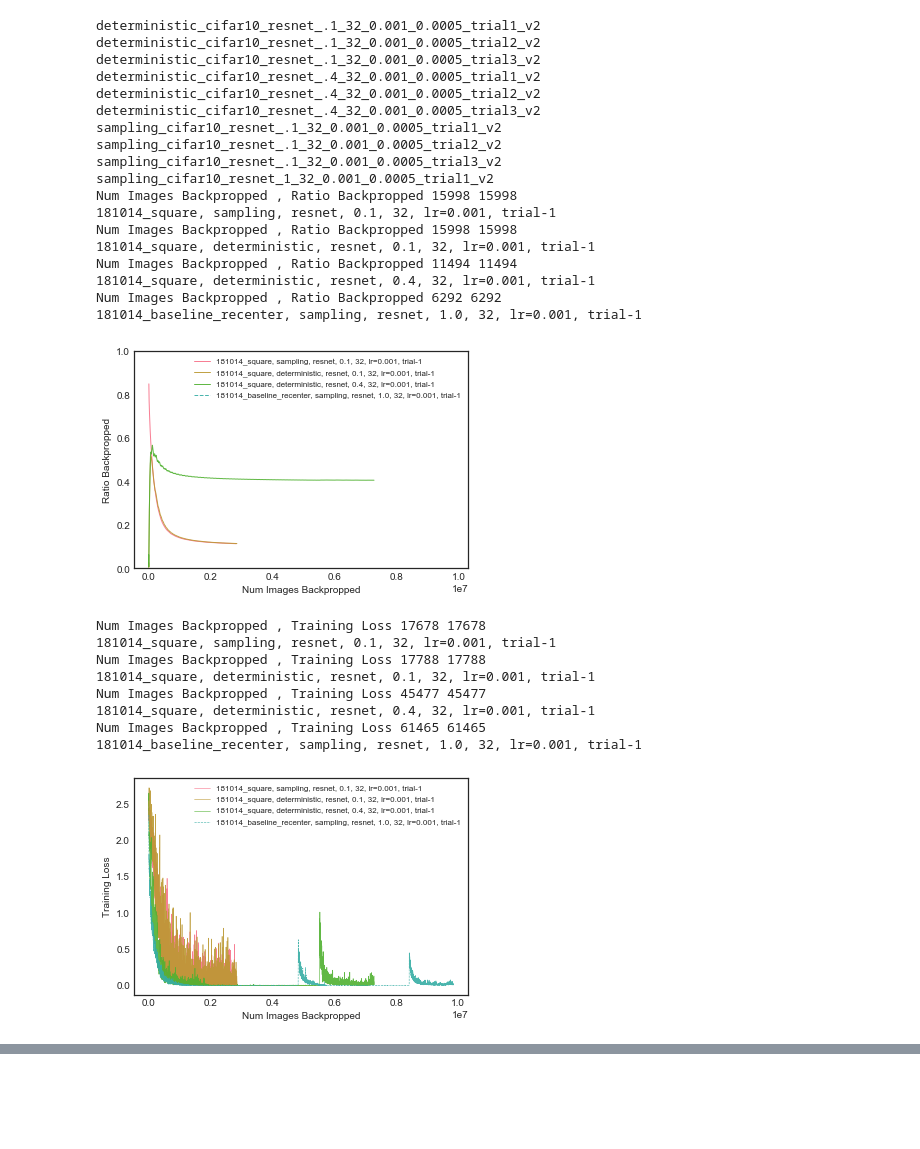
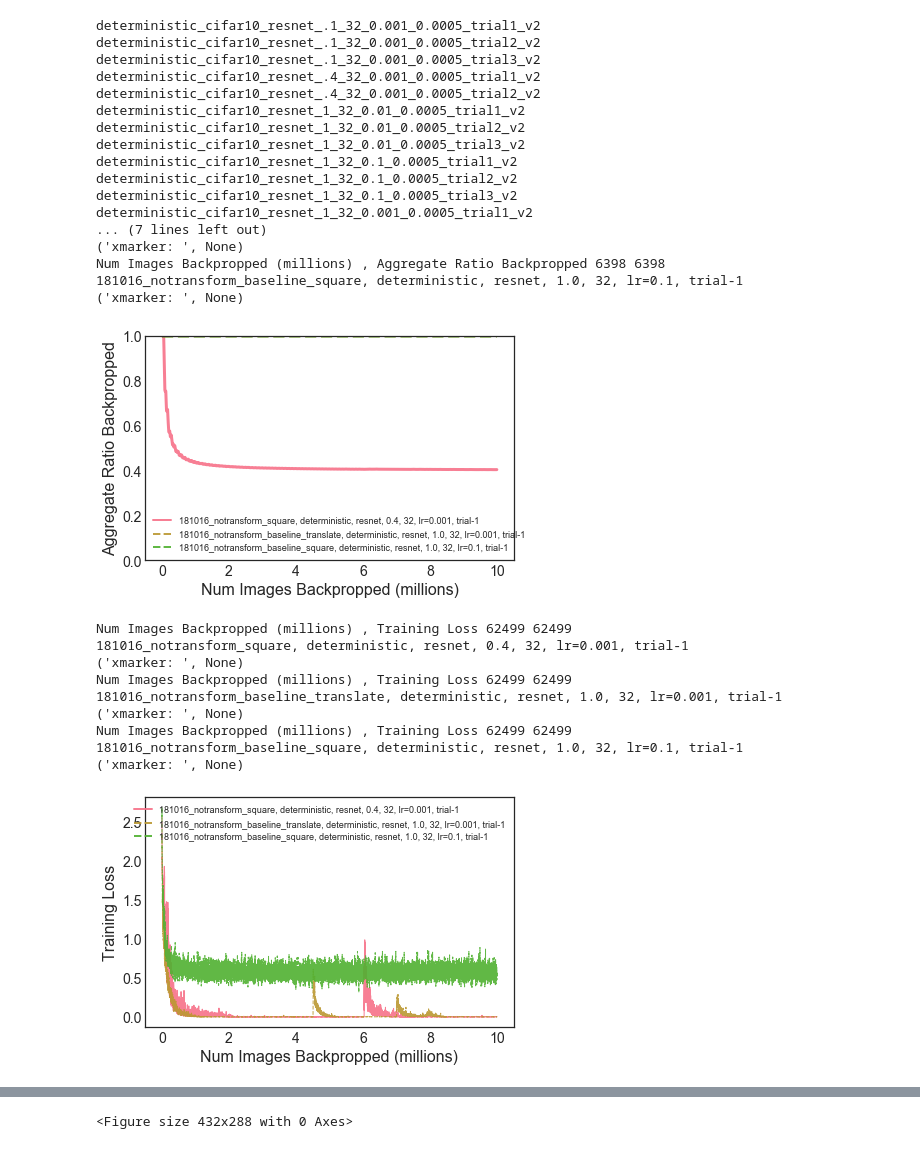
Before and after one commit to angelajiang/bias-in-datasets, a Jupyter notebook: active_learning/ipython/Attribution of Accuracy.ipynb, the cells around one changed output, grey strips where cells are left out. Cells and saved outputs as stored; diff of their text form; code cells hidden in the pictures; blank space fills up the shorter version.

Commit message:
Add write images, PDL graphs, updates

```diff
--- a/active_learning/ipython/Attribution of Accuracy.ipynb
+++ b/active_learning/ipython/Attribution of Accuracy.ipynb
@@ -259,41 +320,49 @@ def plot_experiments(experiment_names, experiments_dir, plot_dir, lrs=None, nets
 # %%
 plot_home_dir = "../plots"
 experiment_dir = "../data/output/cifar10/"
 
-plot_dir = "{}/181014_refactor/".format(plot_home_dir)
+plot_dir = "{}/181016_notransform/".format(plot_home_dir)
 if not os.path.exists(plot_dir):
     os.makedirs(plot_dir)
-#experiment_names = ["181014_translate", "181014_square","181014_recenter", "181014_nosquare", "181014_baseline_recenter"]
-#experiment_names = ["181014_translate", "181014_recenter", "181014_nosquare", "181014_baseline_recenter"]
 
-experiment_names = ["181014_square", "181014_baseline_recenter"]
-plot_experiments(experiment_names, experiment_dir, plot_dir, nets=["resnet"], lrs=[0.001, 0.01, 0.1], trials=[1], smoothing=1)
+#experiment_names = ["181016_notransform_translate", "181016_notransform_nosquare", "181016_notransform_square", "181016_notransform_baseline_translate"]
+experiment_names = ["181016_notransform_square",
+                    "181016_notransform_baseline_square",
+                    "181016_notransform_baseline_translate"]
+plot_experiments(experiment_names,
+                 experiment_dir,
+                 plot_dir,
+                 lrs=[0.001, 0.1],
+                 sampling_mins=[0.4,1],
+                 trials=[1],
+                 smoothing=1,
+                 ymarker=86)
 # %% [output]
 deterministic_cifar10_resnet_.1_32_0.001_0.0005_trial1_v2
 deterministic_cifar10_resnet_.1_32_0.001_0.0005_trial2_v2
 deterministic_cifar10_resnet_.1_32_0.001_0.0005_trial3_v2
 deterministic_cifar10_resnet_.4_32_0.001_0.0005_trial1_v2
 deterministic_cifar10_resnet_.4_32_0.001_0.0005_trial2_v2
-deterministic_cifar10_resnet_.4_32_0.001_0.0005_trial3_v2
-sampling_cifar10_resnet_.1_32_0.001_0.0005_trial1_v2
-sampling_cifar10_resnet_.1_32_0.001_0.0005_trial2_v2
-sampling_cifar10_resnet_.1_32_0.001_0.0005_trial3_v2
-sampling_cifar10_resnet_1_32_0.001_0.0005_trial1_v2
-Num Images Backpropped , Ratio Backpropped 15998 15998
-181014_square, sampling, resnet, 0.1, 32, lr=0.001, trial-1
-Num Images Backpropped , Ratio Backpropped 15998 15998
-181014_square, deterministic, resnet, 0.1, 32, lr=0.001, trial-1
-Num Images Backpropped , Ratio Backpropped 11494 11494
-181014_square, deterministic, resnet, 0.4, 32, lr=0.001, trial-1
-Num Images Backpropped , Ratio Backpropped 6292 6292
-181014_baseline_recenter, sampling, resnet, 1.0, 32, lr=0.001, trial-1
+deterministic_cifar10_resnet_1_32_0.01_0.0005_trial1_v2
+deterministic_cifar10_resnet_1_32_0.01_0.0005_trial2_v2
+deterministic_cifar10_resnet_1_32_0.01_0.0005_trial3_v2
+deterministic_cifar10_resnet_1_32_0.1_0.0005_trial1_v2
+deterministic_cifar10_resnet_1_32_0.1_0.0005_trial2_v2
+deterministic_cifar10_resnet_1_32_0.1_0.0005_trial3_v2
+deterministic_cifar10_resnet_1_32_0.001_0.0005_trial1_v2
+... (7 lines left out)
+('xmarker: ', None)
+Num Images Backpropped (millions) , Aggregate Ratio Backpropped 6398 6398
+181016_notransform_baseline_square, deterministic, resnet, 1.0, 32, lr=0.1, trial-1
+('xmarker: ', None)
-[figure, old version]
+[figure, new version]
-Num Images Backpropped , Training Loss 17678 17678
-181014_square, sampling, resnet, 0.1, 32, lr=0.001, trial-1
-Num Images Backpropped , Training Loss 17788 17788
-181014_square, deterministic, resnet, 0.1, 32, lr=0.001, trial-1
-Num Images Backpropped , Training Loss 45477 45477
-181014_square, deterministic, resnet, 0.4, 32, lr=0.001, trial-1
-Num Images Backpropped , Training Loss 61465 61465
-181014_baseline_recenter, sampling, resnet, 1.0, 32, lr=0.001, trial-1
+Num Images Backpropped (millions) , Training Loss 62499 62499
+181016_notransform_square, deterministic, resnet, 0.4, 32, lr=0.001, trial-1
+('xmarker: ', None)
+Num Images Backpropped (millions) , Training Loss 62499 62499
+181016_notransform_baseline_translate, deterministic, resnet, 1.0, 32, lr=0.001, trial-1
+('xmarker: ', None)
+Num Images Backpropped (millions) , Training Loss 62499 62499
+181016_notransform_baseline_square, deterministic, resnet, 1.0, 32, lr=0.1, trial-1
+('xmarker: ', None)
-[figure, old version]
+[figure, new version]
@@ -318,0 +399 @@ Num Images Backpropped , Test Loss 6293 6293
+<Figure size 432x288 with 0 Axes>
```
Also changed, not shown: parts of 9 cells of this notebook, 4 other files.
